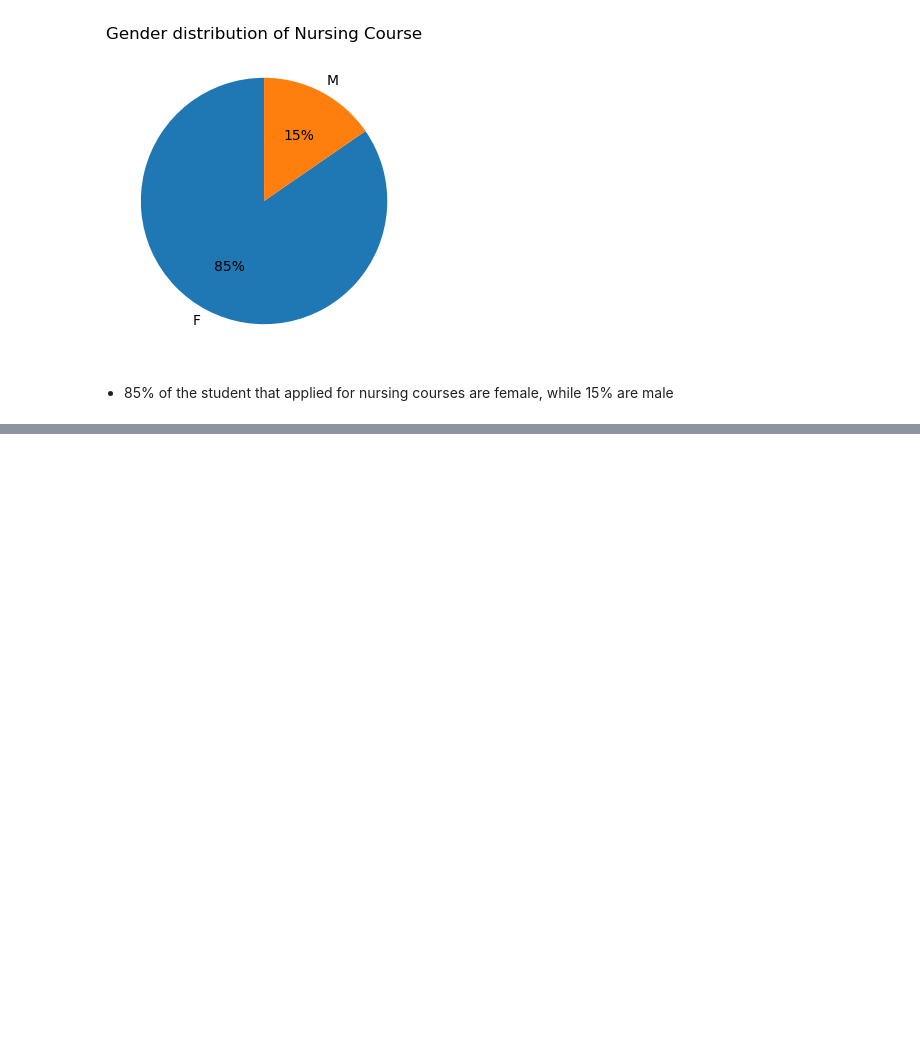
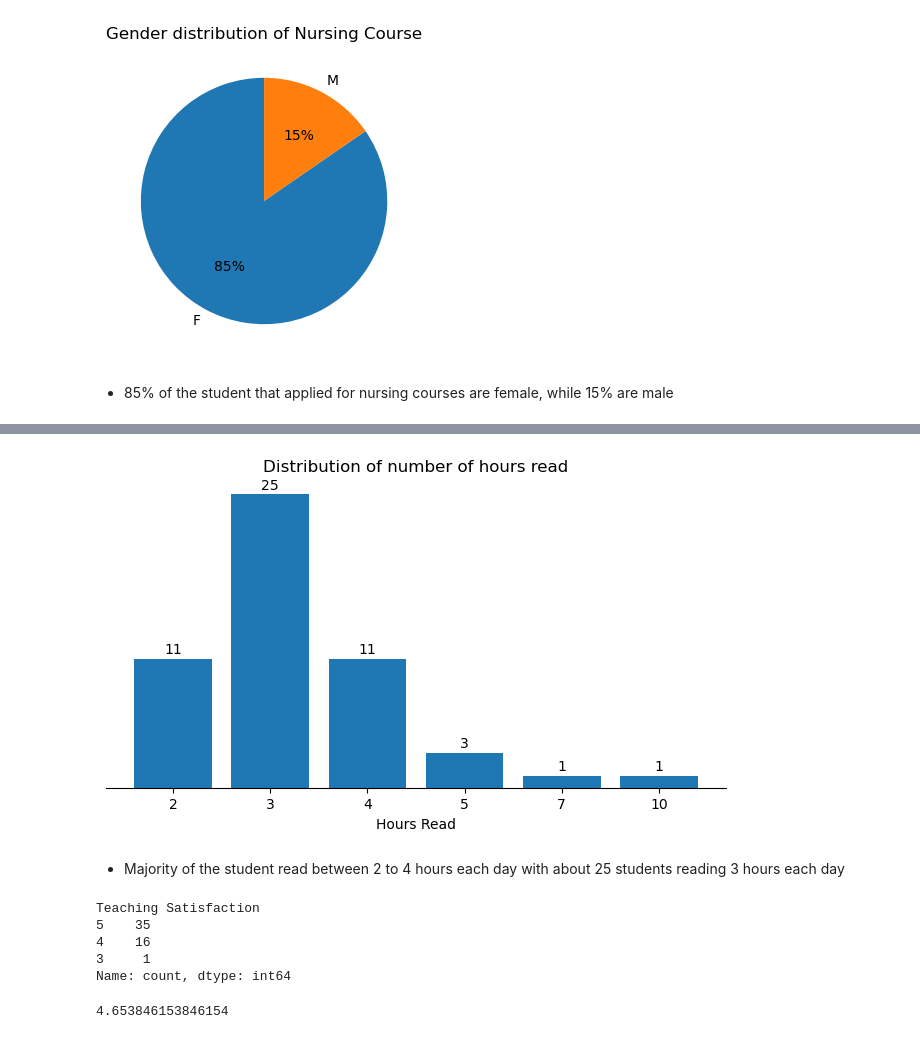
Before and after one commit to valezenwanne/Performance_of_UltraBrain_Students_in_2024_JAMB_Exam, a Jupyter notebook: Performance of Ultra-Brain Student in 2024 JAMB.ipynb, the cells around one changed output, grey strips where cells are left out. Cells and saved outputs as stored; diff of their text form; code cells hidden in the pictures; blank space fills up the shorter version.

```diff
--- a/Performance of Ultra-Brain Student in 2024 JAMB.ipynb
+++ b/Performance of Ultra-Brain Student in 2024 JAMB.ipynb
@@ -380,0 +498,42 @@ plt.show()
+# %%
+#plot a bar chart of number of hours read
+
+fig, ax = plt.subplots(figsize=[8,4])
+hr_read = df.groupby(['Hours Read'], as_index=False).agg(total_hours=('Student Name', 'count'))
+
+#casting hours read as string
+hr_read['Hours Read']=hr_read['Hours Read'].astype('str')
+
+ax.bar(x=hr_read['Hours Read'], height=hr_read['total_hours'])
+
+#add title
+ax.set_title('Distribution of number of hours read')
+ax.set_xlabel('Hours Read')
+ax.yaxis.set_visible(False)
+
+#ax.xaxis.set_tick_params(rotation=75)
+
+ax.spines[['top', 'left', 'right']].set_visible(False)
+
+for index, values in enumerate(hr_read['total_hours']):
+    ax.annotate(values, xy=(index, values+0.8), ha='center', va='center')
+
+
+plt.show()
+# %% [output]
+[figure, added]
+# %% [markdown]
+- Majority of the student read between 2 to 4 hours each day with about 25 students reading 3 hours each day
+# %%
+df['Teaching Satisfaction'].value_counts()
+# %% [output]
+Teaching Satisfaction
+5    35
+4    16
+3     1
+Name: count, dtype: int64
+# %%
+#Avg Satisfaction
+df['Teaching Satisfaction'].sum()/len(df)
+# %% [output]
+4.653846153846154
```
Also changed, not shown: parts of 15 cells of this notebook.
